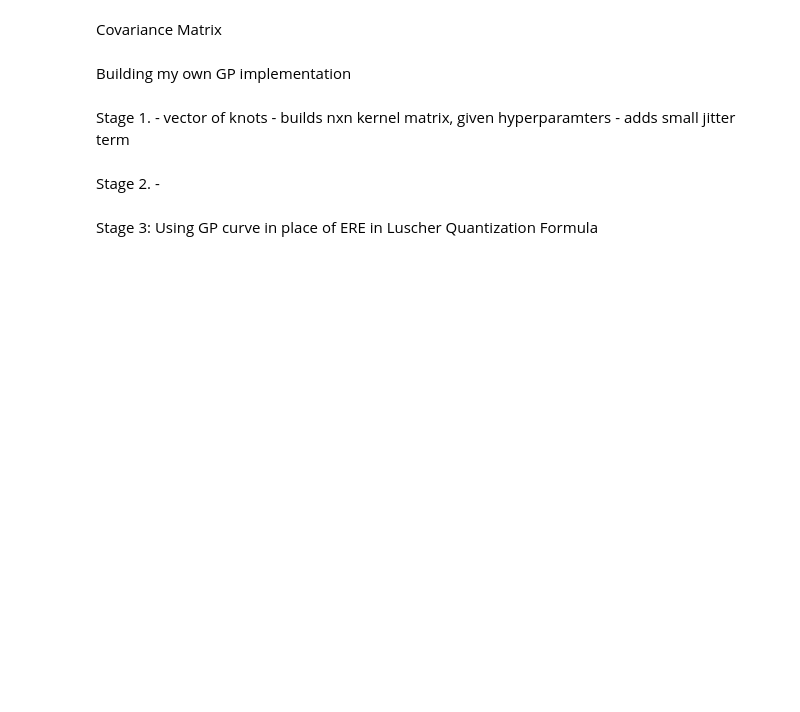
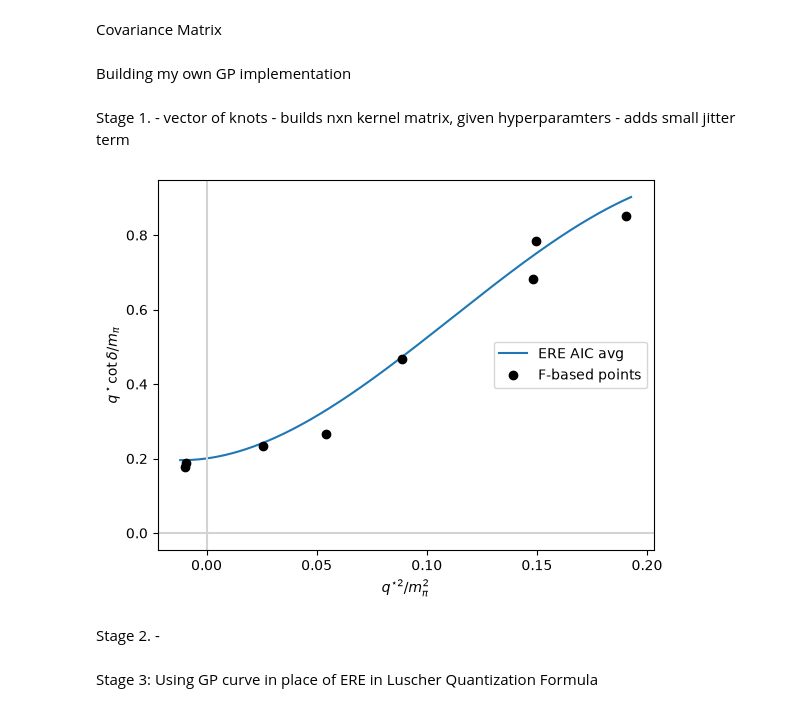
Before and after one commit to ShingLi15/Gaussian-Process-Regressions-for-Di-Nucleon-Data, a Jupyter notebook: Research Paper/GPR using data.ipynb, the cells around one changed output. Saved outputs shown, nothing was run; the diff lists cells and outputs as text; code cells hidden in the pictures; blank space fills up the shorter version.

```diff
--- a/Research Paper/GPR using data.ipynb
+++ b/Research Paper/GPR using data.ipynb
@@ -529,6 +529,31 @@ def kernel_matrix(x, y, sigma, length_scale, kernel_func = RBC_kernel):
     interp_grid = kernel_func(x, y , sigma, length_scale) @ K_inv
 
     return k, K_inv, logdet, interp_grid
+# %%
+def f_based_points():
+    xs, ys = [], []
+    for lev in deuteron_levels:
+        E   = lev["Ecm_boot"][0]                       # central value
+        nP  = Psq_to_nP[lev["d2"]]
+        F   = F_function(E, nP, alpha, 48.0)
+        rho = phase_space(E**2 + 1j * 1e-16)           # same eps as F_function
+        F_pv = np.real(F - 1j * rho)                   # NOT F.real: matters below threshold
+        xs.append(lev["q2_boot"][0])                   # q*^2, lattice units
+        ys.append(-8 * np.pi * E * F_pv / xi)          # q cot(delta), lattice units
+    return np.array(xs), np.array(ys)
+
+pts_q2, pts_qcd = f_based_points()
+
+# sanity check: these 8 points should sit on the published ERE curve
+c0, c1, c2, c3 = 0.0622616, 2.60914, 1154.79, -35746.4
+ERE_lat = c0 + c1*q_star_sq_grid + c2*q_star_sq_grid**2 + c3*q_star_sq_grid**3
+plt.plot(q_star_sq_grid/m_pi**2, ERE_lat/m_pi, label="ERE AIC avg")
+plt.plot(pts_q2/m_pi**2, pts_qcd/m_pi, "ko", label="F-based points")
+plt.axhline(0, color="lightgray"); plt.axvline(0, color="lightgray")
+plt.xlabel(r"$q^{\star2}/m_\pi^2$"); plt.ylabel(r"$q^\star\cot\delta/m_\pi$")
+plt.legend(); plt.show()
+# %% [output]
+[figure, added]
 # %% [markdown]
 Stage 2.
     -
```
Also changed, not shown: parts of 13 cells of this notebook.
